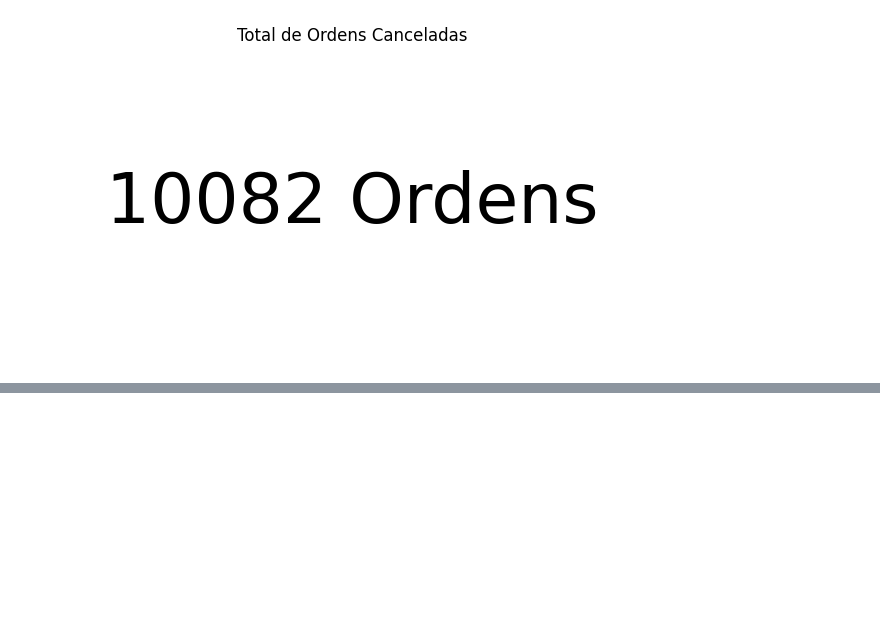
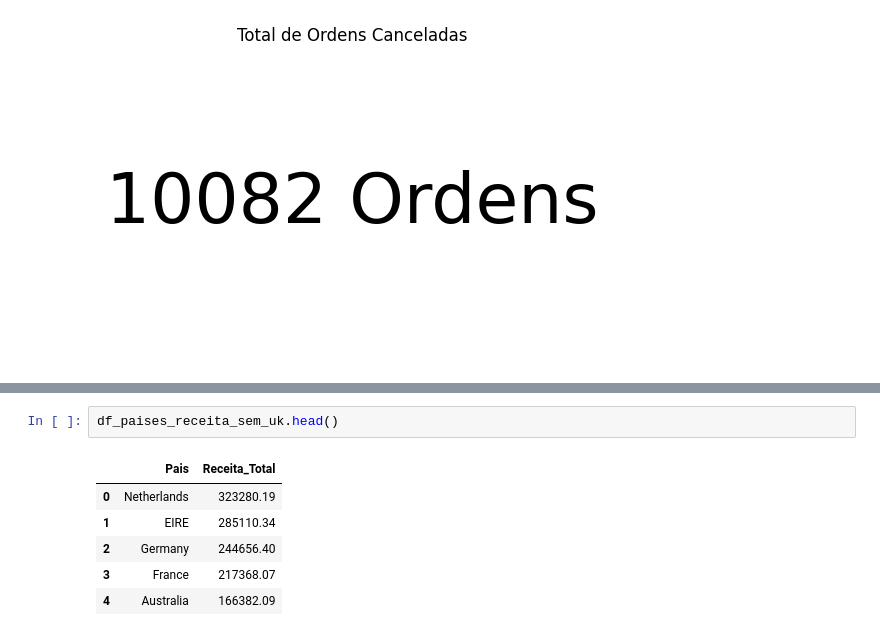
Before and after one commit to jonathanwitkosky/JONATHAN_WITKOSKY_DDF_TECH_102024, a Jupyter notebook: onlineRetail.ipynb, the cells around one changed output, grey strips where cells are left out. Drawn from its saved outputs; the diff is of its cells as text; blank space fills up the shorter version.

```diff
--- a/onlineRetail.ipynb
+++ b/onlineRetail.ipynb
@@ -530,0 +579,9 @@ plot_ordens_canceladas(df_qnt_cancelados['Ordens_Canceladas'])
+# %%
+df_paises_receita_sem_uk.head()
+# %% [output]
+|  | Pais | Receita_Total |
+| 0 | Netherlands | 323280.19 |
+| 1 | EIRE | 285110.34 |
+| 2 | Germany | 244656.40 |
+| 3 | France | 217368.07 |
+| 4 | Australia | 166382.09 |
```
Also changed, not shown: parts of 9 cells of this notebook, 12 other files.
